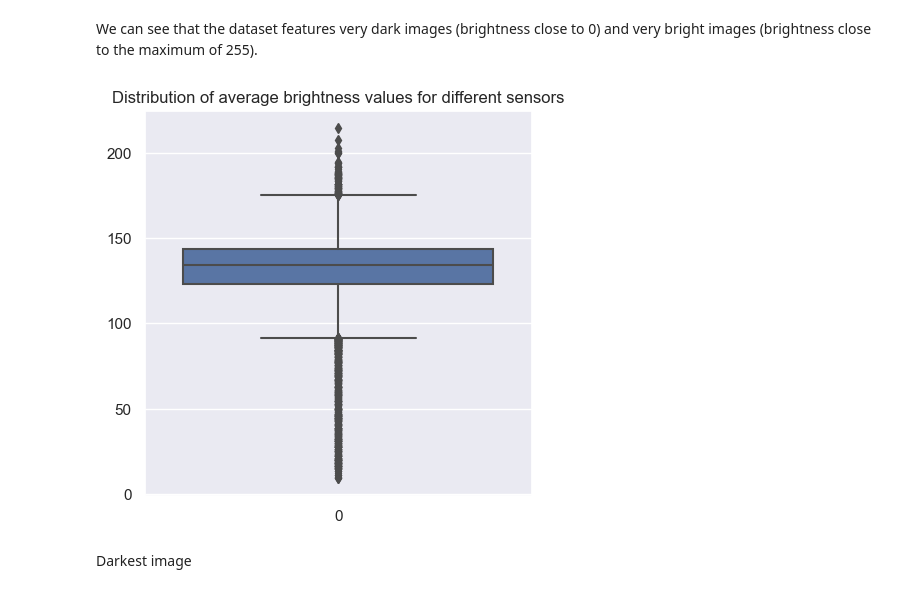
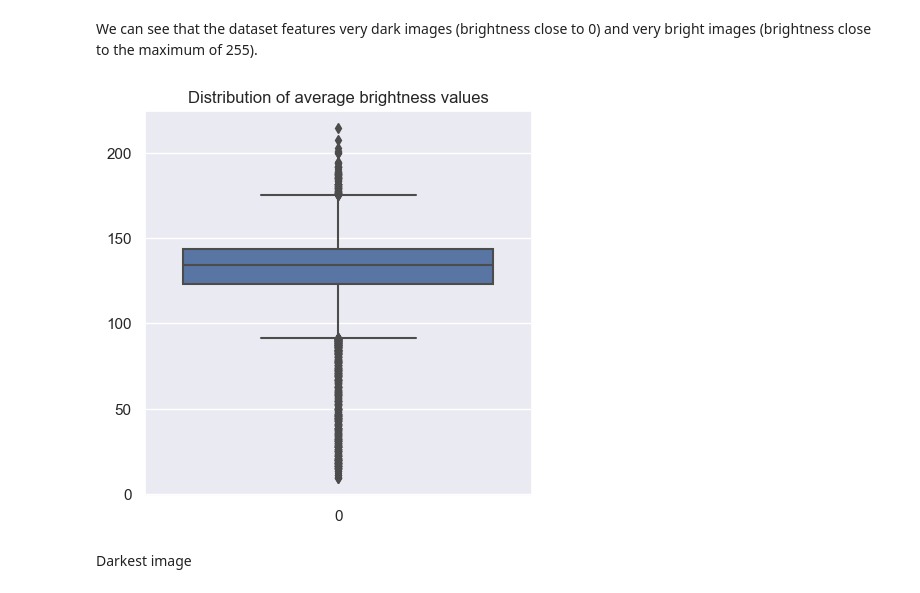
Before and after one commit to clewfirstspockonehanded/rail_detection_preparation, a Jupyter notebook: 02_eda_rs19.ipynb, the cells around one changed output. Drawn from its saved outputs; the diff is of its cells as text; code cells hidden in the pictures.

```diff
--- a/02_eda_rs19.ipynb
+++ b/02_eda_rs19.ipynb
@@ -208,10 +223,10 @@ We can see that the dataset features very dark images (brightness close to 0) an
 # %%
 sns.set(rc={"figure.figsize": (5, 5)})
 _ = sns.boxplot(
     df_temp["brightness"],
-).set(title="Distribution of average brightness values for different sensors")
+).set(title="Distribution of average brightness values")
 # %% [output]
-[figure, old version]
+[figure, new version]
 # %% [markdown]
 Darkest image
 # %%
```
Also changed, not shown: parts of 6 cells of this notebook, 20 other files.
